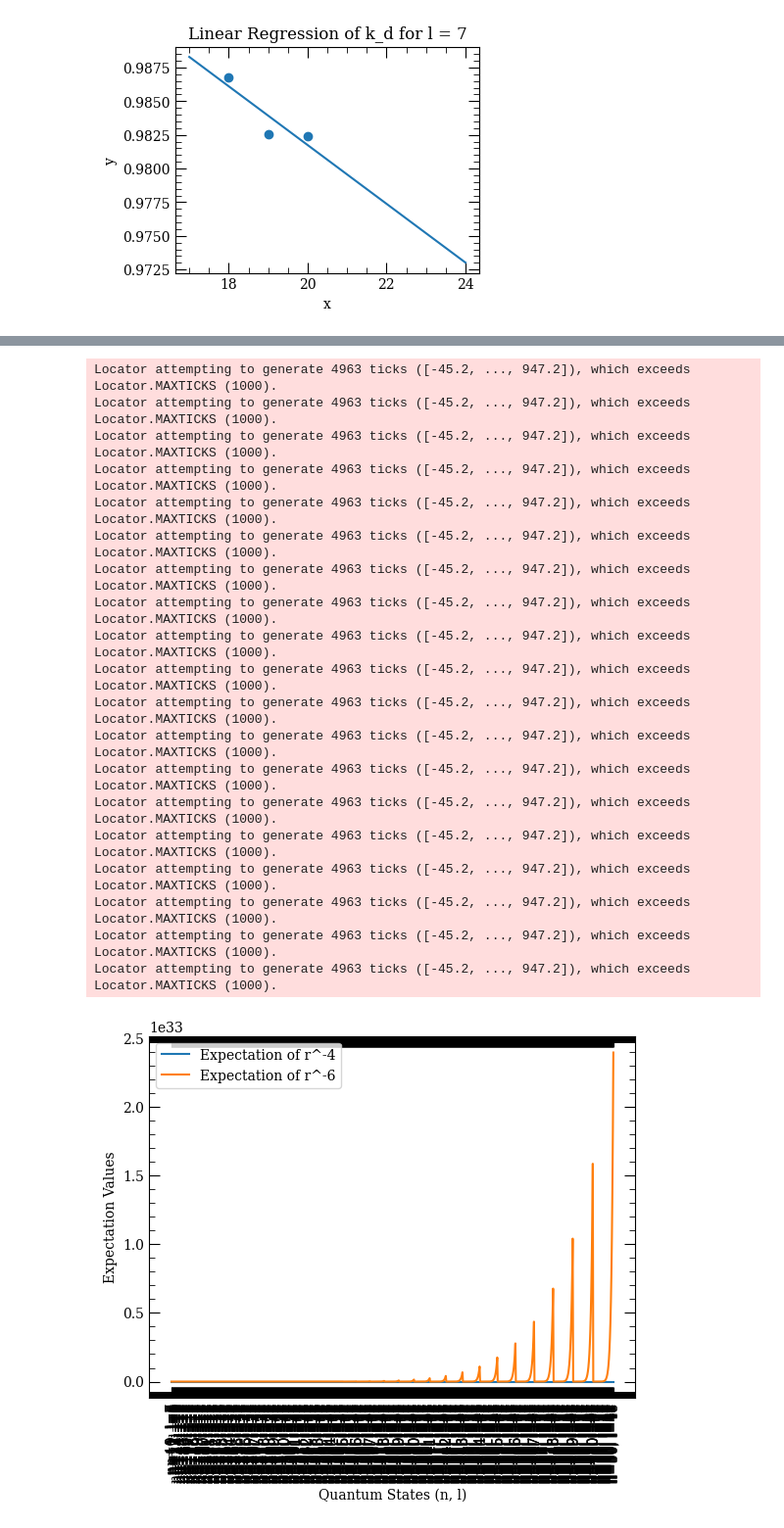
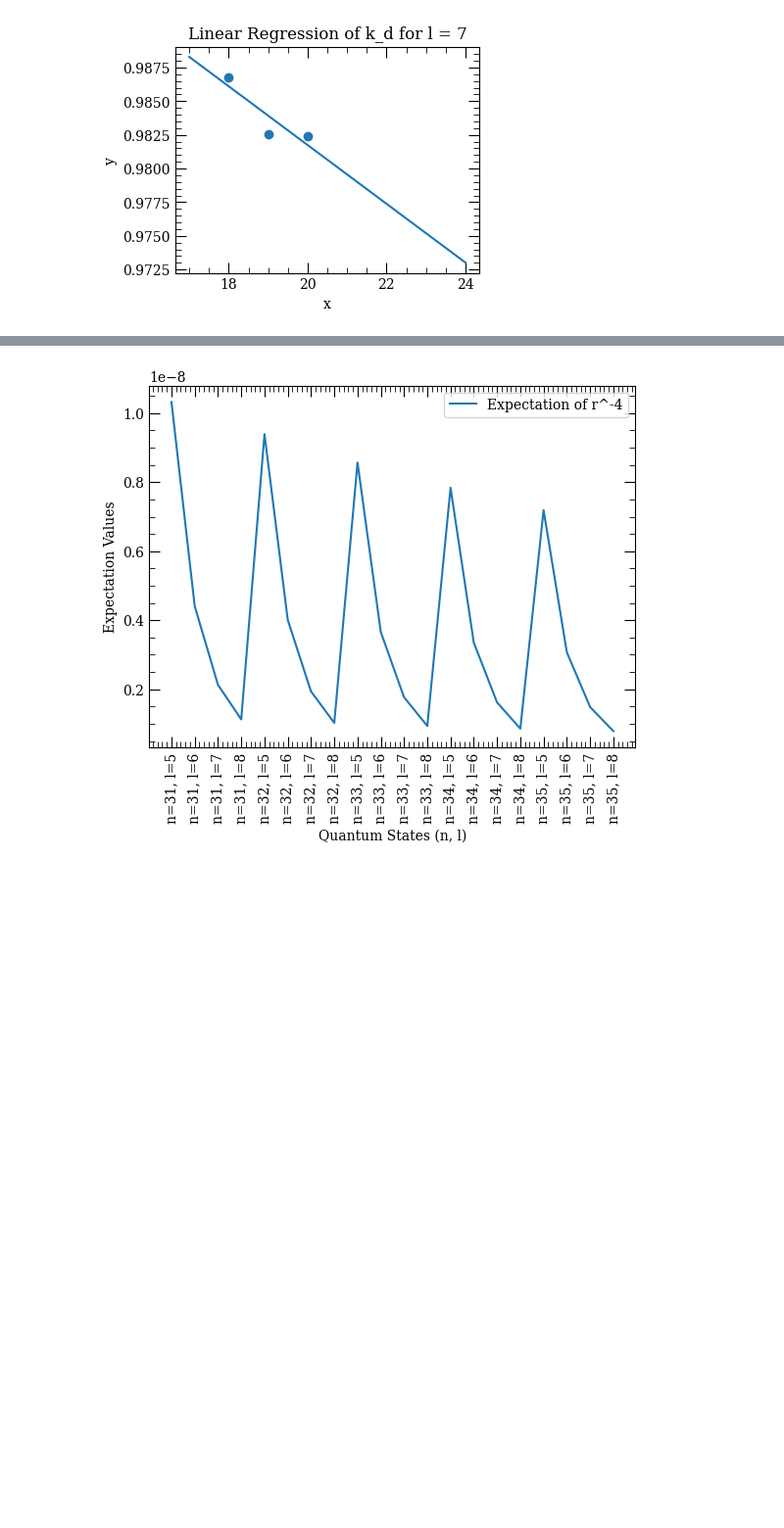
Before and after one commit to sdieden/Quantum-Control, a Jupyter notebook: ARC3_test.ipynb, the cells around one changed output, grey strips where cells are left out. Shown at 98% size. Cells and saved outputs as stored; diff of their text form; code cells hidden in the pictures; blank space fills up the shorter version.

```diff
--- a/ARC3_test.ipynb
+++ b/ARC3_test.ipynb
@@ -288,26 +466,26 @@ def W_polarization_energy_shift (n, l ,alpha_d, alpha_q, k_d, k_q):
 def print_n_l(n, l):
     return f"n={n}, l={l}"  # Return a formatted string instead of printing
 # %%
-x = []
+x4 = []
 y4 = []
-y6 = []
-nombre_quantique_principal_test = 50
-for i in range(nombre_quantique_principal_test):
-    print('i=',i+1)
-    for j in range(i - 1):
 
-        if j > 5 :
-            x.append(print_n_l(i+1,j+1))
-            y4.append(expval_r_power_minus_four(i+1,j+1))
-            y6.append(expval_r_power_minus_six(i+1,j+1))
+nombre_quantique_principal_test = 35
+for i in range(30,nombre_quantique_principal_test):
+
+    for j in range(4,8):
+
+        if j > 3 :
+            x4.append(print_n_l(i+1,j+1))
+            y4.append(r4_expectation(i+1,j+1))
+
         else :
             pass
 fig, ax = plt.subplots()
-ax.plot(x, y4, label="Expectation of r^-4")
-ax.plot(x, y6, label="Expectation of r^-6")
+ax.plot(x4, y4, label="Expectation of r^-4")
+
 ax.set_xlabel("Quantum States (n, l)")
 ax.set_ylabel("Expectation Values")
 ax.legend()
-plt.xticks(rotation=90)  # Rotate x-axis labels for readability if needed
+plt.xticks(rotation=90,fontsize=10)  # Rotate x-axis labels for readability if needed
 plt.show()
 # %% [output]
@@ -331,20 +492 @@ i= 10
-Locator attempting to generate 4963 ticks ([-45.2, ..., 947.2]), which exceeds Locator.MAXTICKS (1000).
-Locator attempting to generate 4963 ticks ([-45.2, ..., 947.2]), which exceeds Locator.MAXTICKS (1000).
-Locator attempting to generate 4963 ticks ([-45.2, ..., 947.2]), which exceeds Locator.MAXTICKS (1000).
-Locator attempting to generate 4963 ticks ([-45.2, ..., 947.2]), which exceeds Locator.MAXTICKS (1000).
-Locator attempting to generate 4963 ticks ([-45.2, ..., 947.2]), which exceeds Locator.MAXTICKS (1000).
-Locator attempting to generate 4963 ticks ([-45.2, ..., 947.2]), which exceeds Locator.MAXTICKS (1000).
-Locator attempting to generate 4963 ticks ([-45.2, ..., 947.2]), which exceeds Locator.MAXTICKS (1000).
-Locator attempting to generate 4963 ticks ([-45.2, ..., 947.2]), which exceeds Locator.MAXTICKS (1000).
-Locator attempting to generate 4963 ticks ([-45.2, ..., 947.2]), which exceeds Locator.MAXTICKS (1000).
-Locator attempting to generate 4963 ticks ([-45.2, ..., 947.2]), which exceeds Locator.MAXTICKS (1000).
-Locator attempting to generate 4963 ticks ([-45.2, ..., 947.2]), which exceeds Locator.MAXTICKS (1000).
-Locator attempting to generate 4963 ticks ([-45.2, ..., 947.2]), which exceeds Locator.MAXTICKS (1000).
-Locator attempting to generate 4963 ticks ([-45.2, ..., 947.2]), which exceeds Locator.MAXTICKS (1000).
-Locator attempting to generate 4963 ticks ([-45.2, ..., 947.2]), which exceeds Locator.MAXTICKS (1000).
-Locator attempting to generate 4963 ticks ([-45.2, ..., 947.2]), which exceeds Locator.MAXTICKS (1000).
-Locator attempting to generate 4963 ticks ([-45.2, ..., 947.2]), which exceeds Locator.MAXTICKS (1000).
-Locator attempting to generate 4963 ticks ([-45.2, ..., 947.2]), which exceeds Locator.MAXTICKS (1000).
-Locator attempting to generate 4963 ticks ([-45.2, ..., 947.2]), which exceeds Locator.MAXTICKS (1000).
-Locator attempting to generate 4963 ticks ([-45.2, ..., 947.2]), which exceeds Locator.MAXTICKS (1000).
-[figure, old version]
+[figure, new version]
```
Also changed, not shown: parts of 15 cells of this notebook.
